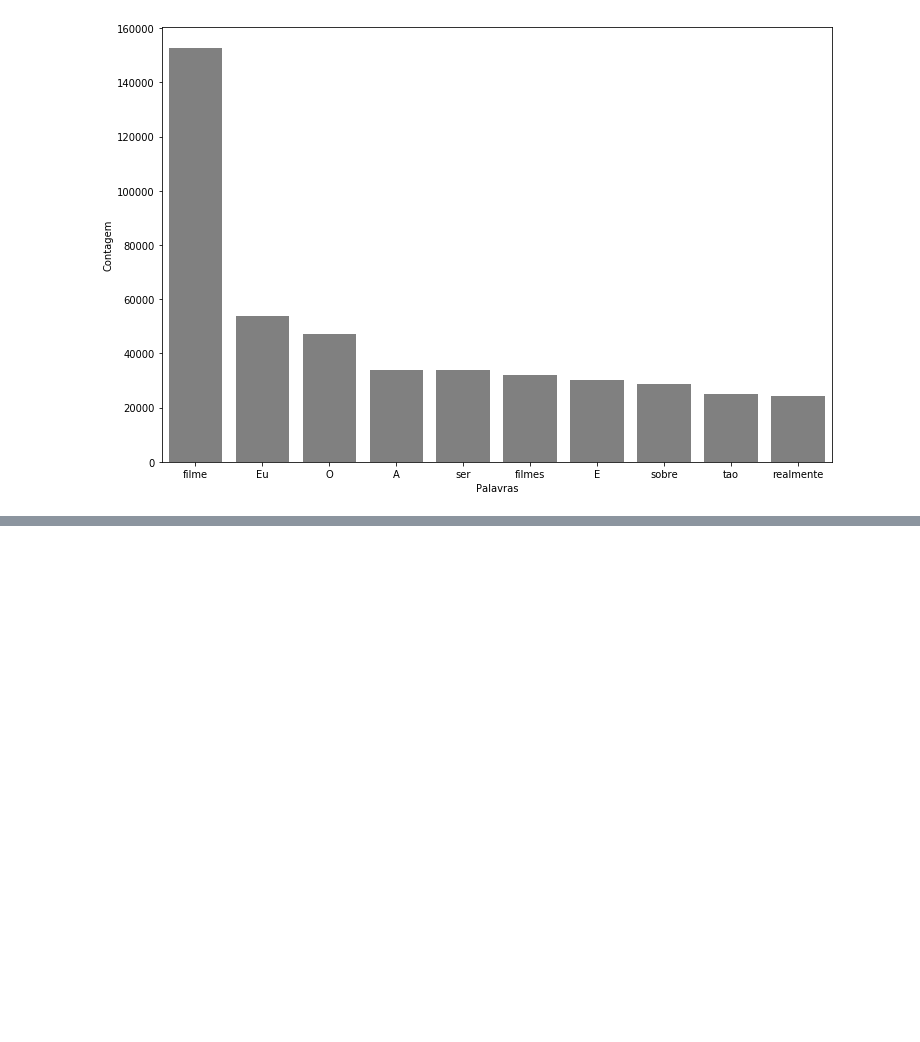
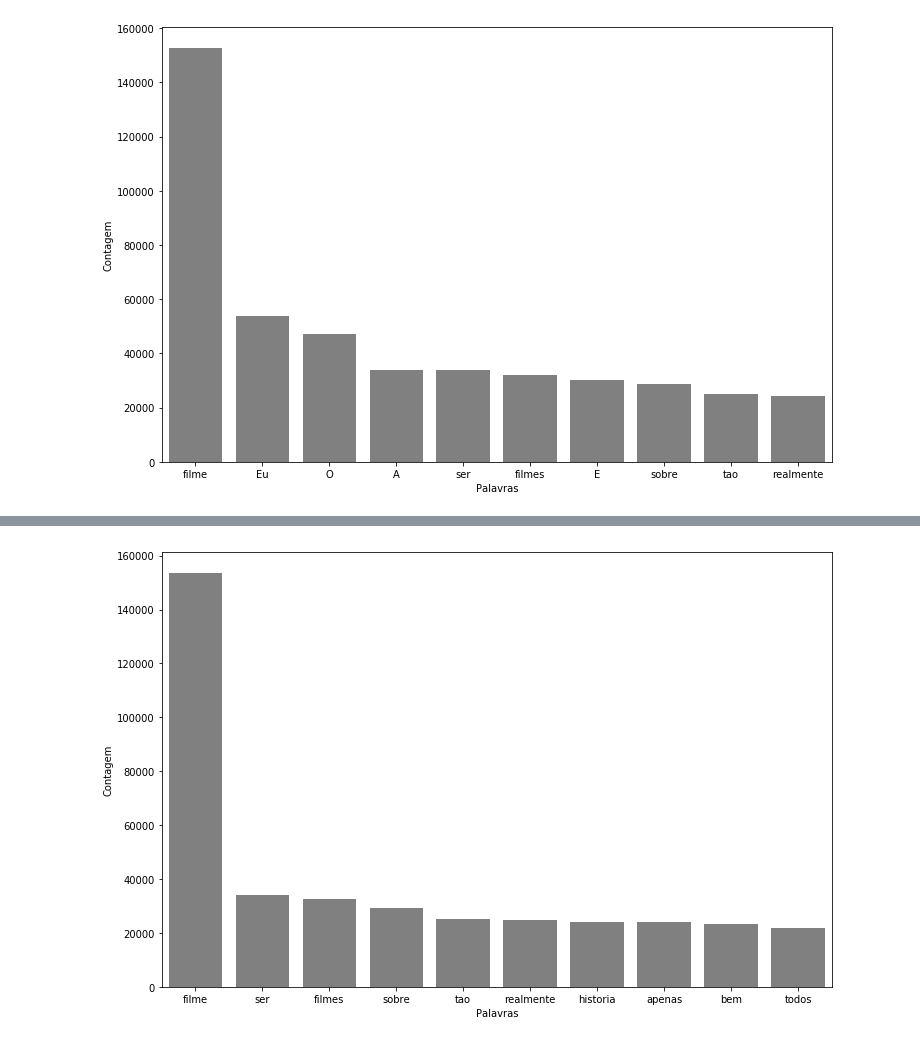
Before and after one commit to lsandrade/alura-ml, a Jupyter notebook: NLP.ipynb, the cells around one changed output, grey strips where cells are left out. Saved outputs shown, nothing was run; the diff lists cells and outputs as text; code cells hidden in the pictures; blank space fills up the shorter version.

```diff
--- a/NLP.ipynb
+++ b/NLP.ipynb
@@ -479,0 +525,4 @@ pareto(resenhas, "tratamento_3", 10)
+# %%
+pareto(resenhas, 'tratamento_4', 10)
+# %% [output]
+[figure, added]
```
Also changed, not shown: parts of 6 cells of this notebook.
